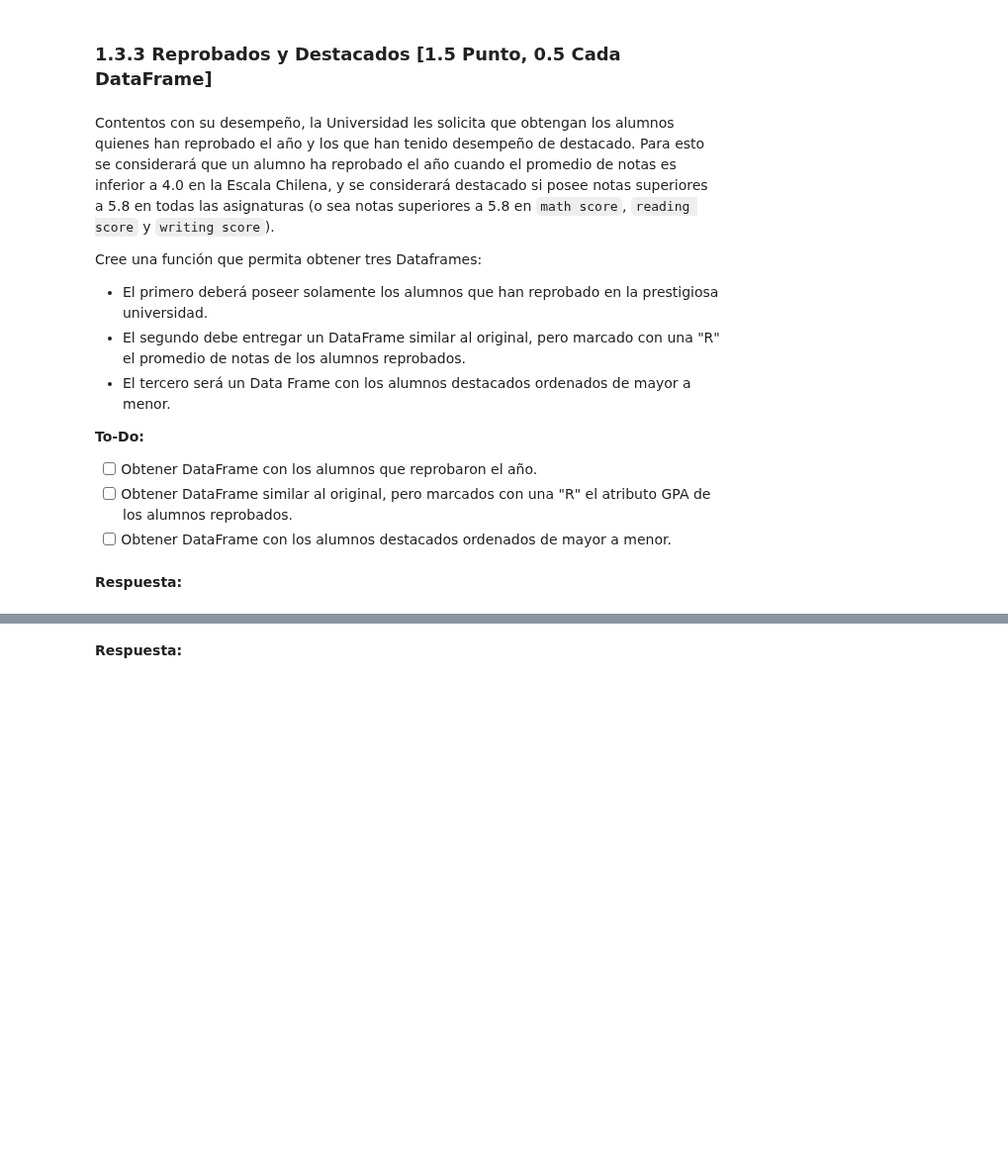
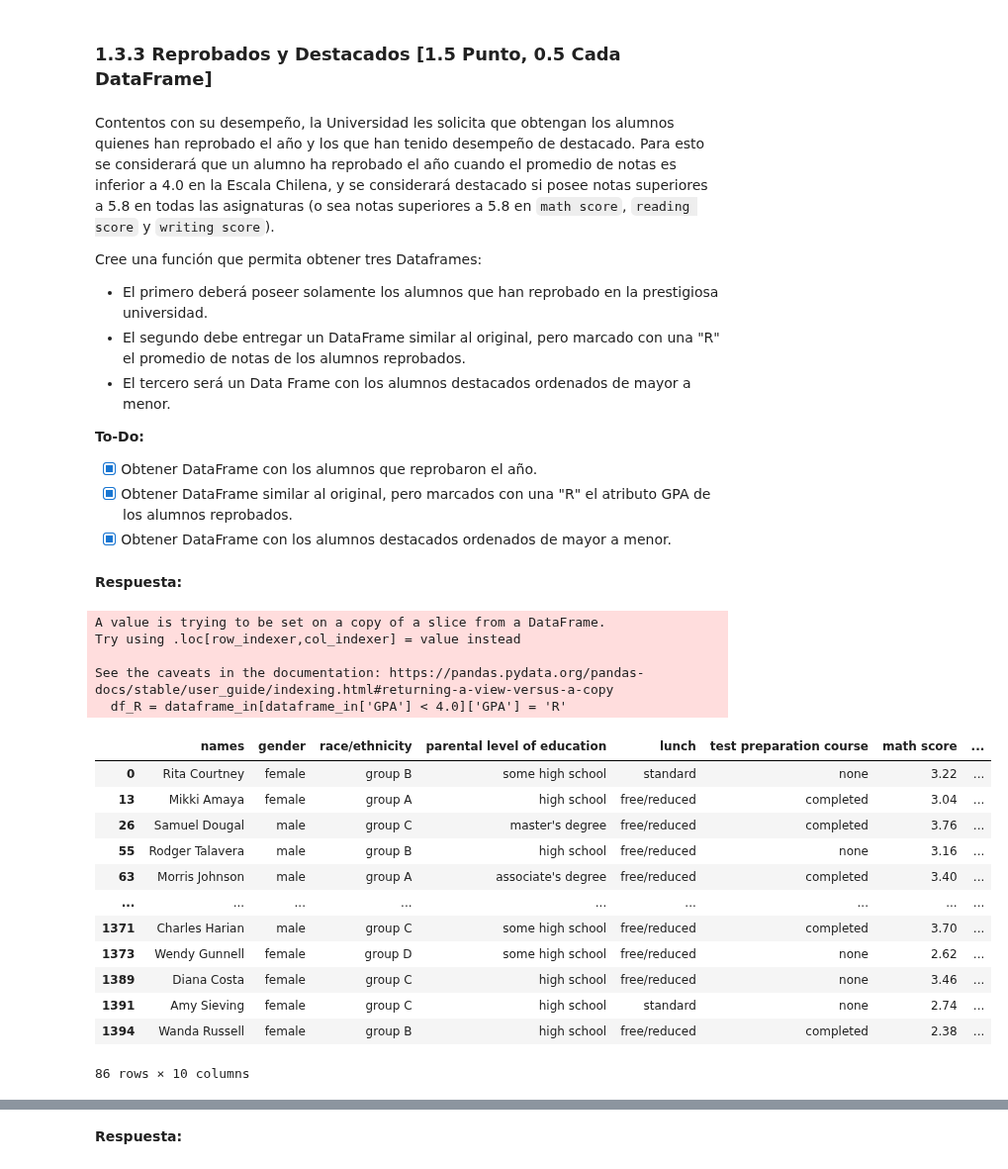
Before and after one commit to camilocarvajalreyes/laboratorios-MDS7202, a Jupyter notebook: Lab_3/Laboratorio3_enunciado.ipynb, the cells around one changed output, grey strips where cells are left out. Shown at 99% size. Cells and saved outputs as stored; diff of their text form; code cells hidden in the pictures; blank space fills up the shorter version.

```diff
--- a/Lab_3/Laboratorio3_enunciado.ipynb
+++ b/Lab_3/Laboratorio3_enunciado.ipynb
@@ -516,8 +532,8 @@ Cree una función que permita obtener tres Dataframes:
 
 **To-Do:**
 
-- [ ] Obtener DataFrame con los alumnos que reprobaron el año.
-- [ ] Obtener DataFrame similar al original, pero marcados con una "R" el atributo GPA de los alumnos reprobados.
-- [ ] Obtener DataFrame con los alumnos destacados ordenados de mayor a menor.
+- [X] Obtener DataFrame con los alumnos que reprobaron el año.
+- [X] Obtener DataFrame similar al original, pero marcados con una "R" el atributo GPA de los alumnos reprobados.
+- [X] Obtener DataFrame con los alumnos destacados ordenados de mayor a menor.
 # %% [markdown]
 **Respuesta:**
@@ -527,3 +546,25 @@ def reprobados_destacados(dataframe_in):
+# %%
+dataframe1, dataframe2, dataframe3 = reprobados_destacados(df_grades)
+dataframe1
+# %% [output]
+A value is trying to be set on a copy of a slice from a DataFrame.
+Try using .loc[row_indexer,col_indexer] = value instead
+
+See the caveats in the documentation: https://pandas.pydata.org/pandas-docs/stable/user_guide/indexing.html#returning-a-view-versus-a-copy
+  df_R = dataframe_in[dataframe_in['GPA'] < 4.0]['GPA'] = 'R'
+|  | names | gender | race/ethnicity | parental level of education | lunch | test preparation course | math score | ... |
+| 0 | Rita Courtney | female | group B | some high school | standard | none | 3.22 | ... |
+| 13 | Mikki Amaya | female | group A | high school | free/reduced | completed | 3.04 | ... |
+| 26 | Samuel Dougal | male | group C | master's degree | free/reduced | completed | 3.76 | ... |
+| 55 | Rodger Talavera | male | group B | high school | free/reduced | none | 3.16 | ... |
+| 63 | Morris Johnson | male | group A | associate's degree | free/reduced | completed | 3.40 | ... |
+| ... | ... | ... | ... | ... | ... | ... | ... | ... |
+| 1371 | Charles Harian | male | group C | some high school | free/reduced | completed | 3.70 | ... |
+| 1373 | Wendy Gunnell | female | group D | some high school | free/reduced | none | 2.62 | ... |
+| 1389 | Diana Costa | female | group C | high school | free/reduced | none | 3.46 | ... |
+| 1391 | Amy Sieving | female | group C | high school | standard | none | 2.74 | ... |
+| 1394 | Wanda Russell | female | group B | high school | free/reduced | completed | 2.38 | ... |
+86 rows × 10 columns
 # %%
 dataframe1, dataframe2, dataframe3 = reprobados_destacados(df_grades)
 dataframe1
```
Also changed, not shown: parts of 14 cells of this notebook.
